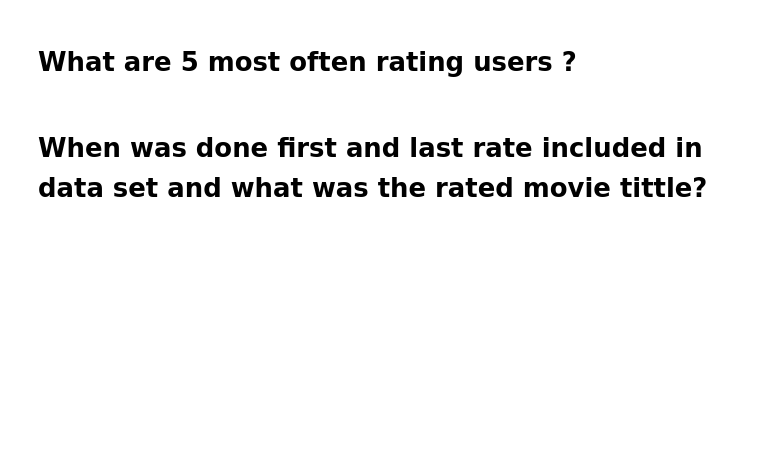
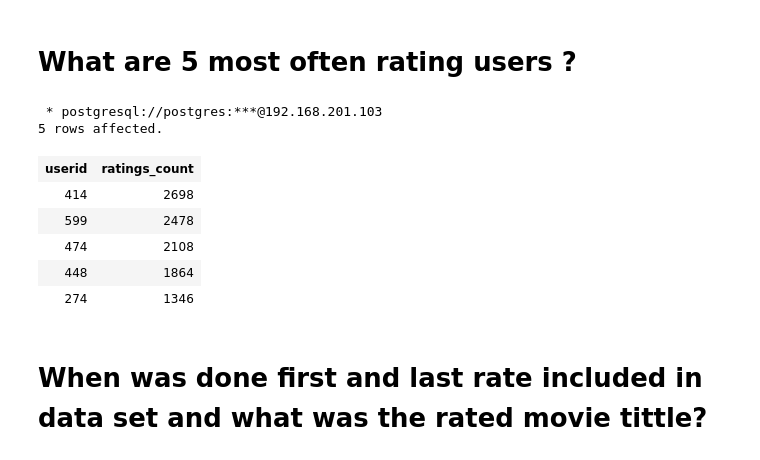
Before and after one commit to mateuszboryn/sample-data-analytics, a Jupyter notebook: notebooks/queries.ipynb, the cells around one changed output. Cells and saved outputs as stored; diff of their text form; code cells hidden in the pictures; blank space fills up the shorter version.

```diff
--- a/notebooks/queries.ipynb
+++ b/notebooks/queries.ipynb
@@ -38,4 +115,26 @@ select * from movies limit 10;
 # %% [markdown]
 # What are 5 most often rating users ?
+# %%
+%%sql
+
+select
+    userid,
+    count(*) as ratings_count
+from
+    ratings r
+group by
+    userid
+order by
+    ratings_count desc
+limit 5;
+# %% [output]
+ * postgresql://postgres:***@192.168.201.103
+5 rows affected.
+| userid | ratings_count |
+| 414 | 2698 |
+| 599 | 2478 |
+| 474 | 2108 |
+| 448 | 1864 |
+| 274 | 1346 |
 # %% [markdown]
 # When was done first and last rate included in data set and what was the rated movie tittle?
```
Also changed, not shown: parts of 7 cells of this notebook, 5 other files.
